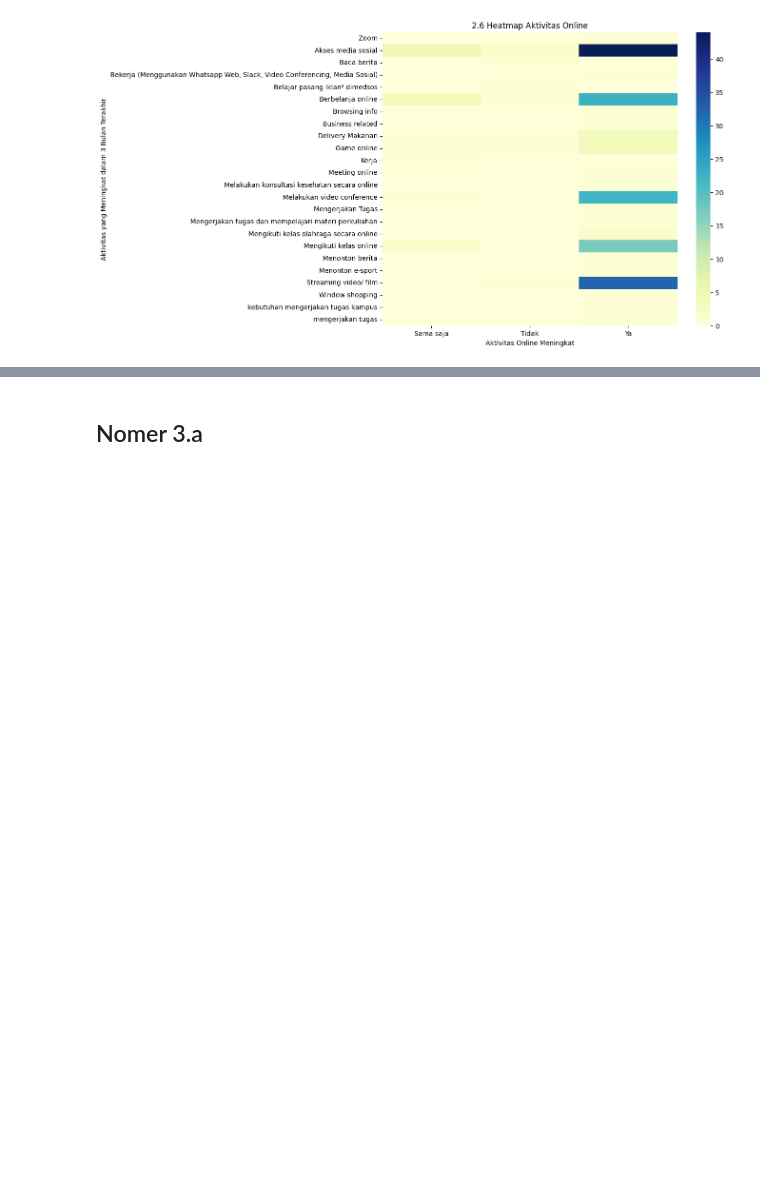
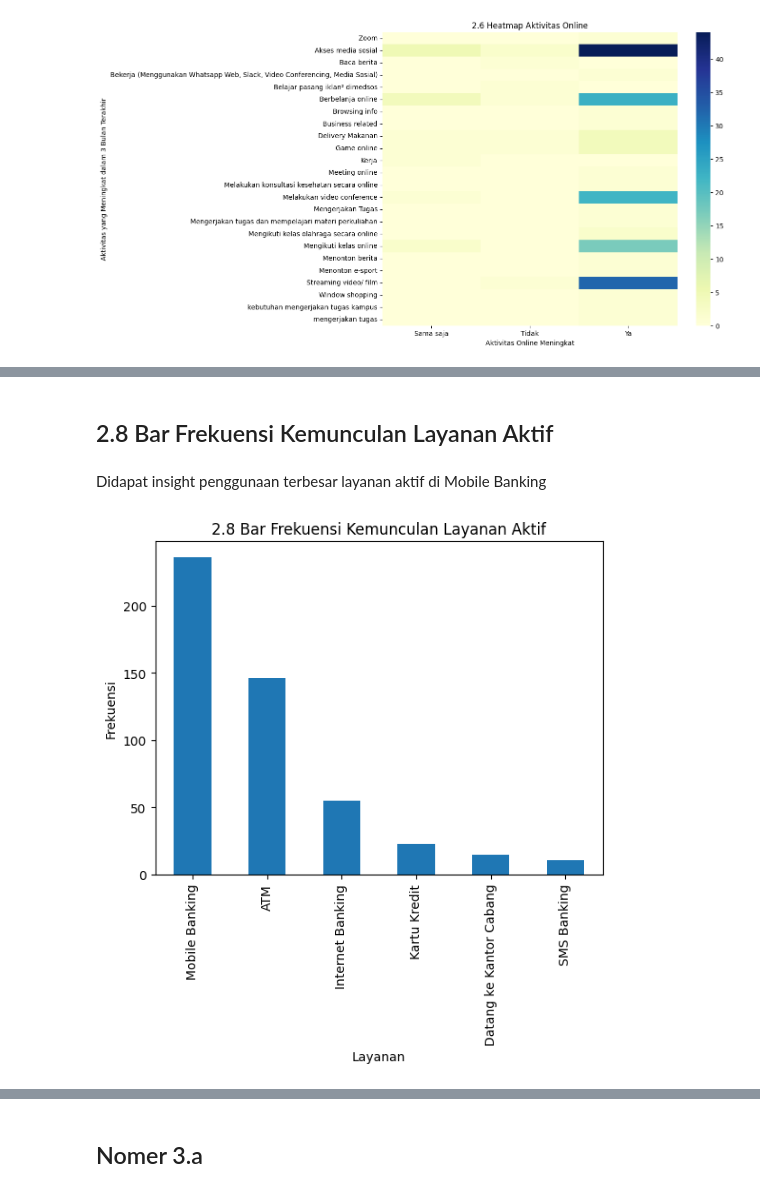
Before and after one commit to farhan-sw/tubes-probstat, a Jupyter notebook: 13222114_Tubes.ipynb, the cells around one changed output, grey strips where cells are left out. Drawn from its saved outputs; the diff is of its cells as text; code cells hidden in the pictures; blank space fills up the shorter version.

```diff
--- a/13222114_Tubes.ipynb
+++ b/13222114_Tubes.ipynb
@@ -224,0 +232,23 @@ plt.show()
+# %% [markdown]
+## 2.8 Bar Frekuensi Kemunculan Layanan Aktif
+# %% [markdown]
+Didapat insight penggunaan terbesar layanan aktif di Mobile Banking
+# %%
+# Menggabungkan nilai dari keenam kolom
+layanan = pd.concat([df['layanan_aktif_1'], df['layanan_aktif_2'],
+                     df['layanan_aktif_3'], df['layanan_aktif_4'],
+                     df['layanan_aktif_5'], df['layanan_aktif_6']])
+
+# Menghitung frekuensi kemunculan layanan
+counts = layanan.value_counts()
+
+# Membuat bar chart
+counts.plot(kind='bar')
+
+plt.title('2.8 Bar Frekuensi Kemunculan Layanan Aktif')
+plt.xlabel('Layanan')
+plt.ylabel('Frekuensi')
+
+plt.show()
+# %% [output]
+[figure, added]
```
Also changed, not shown: parts of 28 cells of this notebook.
